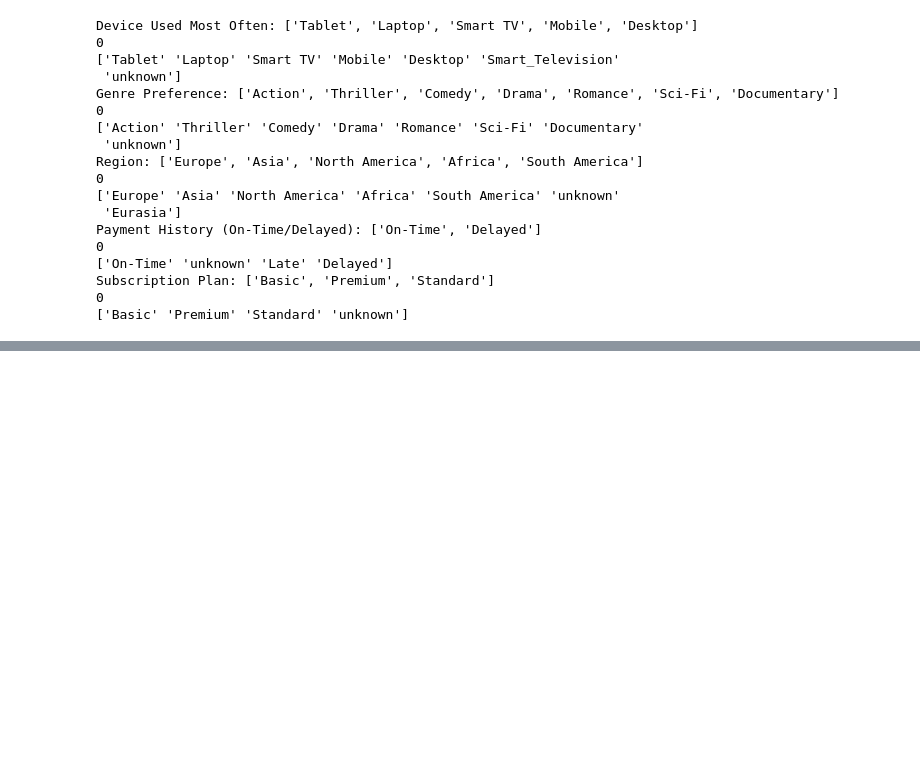
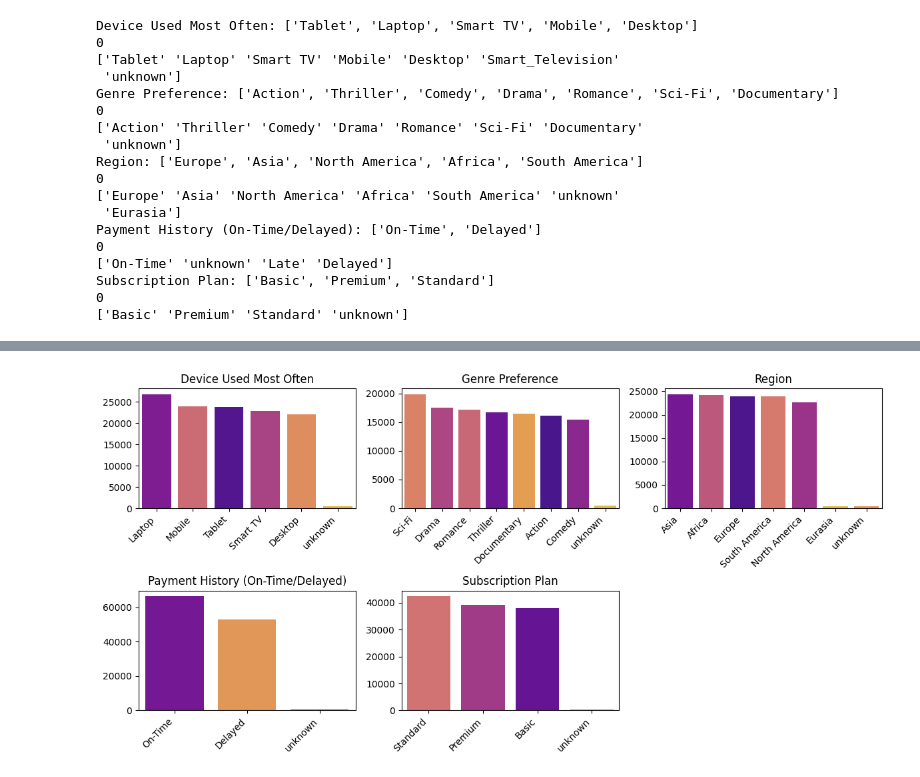
Before and after one commit to SKNetworks-AI19-250818/SKN19_2ND_3TEAM, a Jupyter notebook: EDA/EDA_bsj.ipynb, the cells around one changed output, grey strips where cells are left out. Drawn from its saved outputs; the diff is of its cells as text; code cells hidden in the pictures; blank space fills up the shorter version.

```diff
--- a/EDA/EDA_bsj.ipynb
+++ b/EDA/EDA_bsj.ipynb
@@ -337 +337,4 @@ df
 df.to_csv('./data/netflix_userdata_denoised.csv', index=False)
+# %%
+df_denoised = pd.read_csv('./data/netflix_userdata_denoised.csv')
+df_denoised
@@ -337,0 +355,4 @@ df.to_csv('./data/netflix_userdata_denoised.csv', index=False)
+# %%
+for col in categorical_cols:
+    print(f"== {col} ==")
+    print(df_denoised[col].unique())
@@ -337,0 +390,7 @@ df.to_csv('./data/netflix_userdata_denoised.csv', index=False)
+# %%
+df_denoised['Device Used Most Often'] = df_denoised['Device Used Most Often'].replace('Smart_Television', 'Smart TV')
+df_denoised['Payment History (On-Time/Delayed)'] = df_denoised['Payment History (On-Time/Delayed)'].replace('Late', 'Delayed')
+
+for col in categorical_cols[1:-1]:
+    print(f"== {col} ==")
+    print(df_denoised[col].unique())
@@ -342,5 +417,5 @@ numerical_cols = [
 ]
 
 categorical_cols = [
-    'Customer ID', 'Device Used Most Often', 'Genre Preference', 'Region', 'Payment History (On-Time/Delayed)', 'Subscription Plan', 'Churn status'
+    'Customer ID', 'Device Used Most Often', 'Genre Preference', 'Region', 'Payment History (On-Time/Delayed)', 'Subscription Plan', 'Churn status clean'
 ]
@@ -354,16 +431,23 @@ categorical_cols = [
 # %%
 # 범주형 변수 분포
-# categorical_features = df.select_dtypes(include='object').columns.tolist()
-# sns.countplot(x='Device Used Most Often', data=df)
-# plt.figure(figsize=(12, 3 * (len(categorical_features) // 3)))
+categorical_cols_target = categorical_cols[1:-1]
 
-# for i, col in enumerate(categorical_features):
-#     plt.subplot(len(categorical_features) // 3, 3, i + 1)
-#     sns.countplot(x=col, data=df, order=df[col].value_counts().index)
+nrows = int(np.ceil(len(categorical_cols_target) / 3))
+ncols = 3
 
-#     plt.title(col)
-#     plt.xlabel('Count')
-#     plt.ylabel('')
+plt.figure(figsize=(12, 3 * nrows))
 
-# plt.tight_layout()
-# plt.show()
+for i, col in enumerate(categorical_cols_target):
+    plt.subplot(nrows, ncols, i + 1)
+    sns.countplot(x=col, data=df_denoised, hue=col, order=df_denoised[col].value_counts().index, palette='plasma')
+
+    plt.title(col)
+    plt.xlabel('')
+    plt.ylabel('')
+
+    plt.xticks(rotation=45, ha='right')
+
+plt.tight_layout()
+plt.show()
+# %% [output]
+[figure, added]
```
Also changed, not shown: parts of 14 cells of this notebook.
